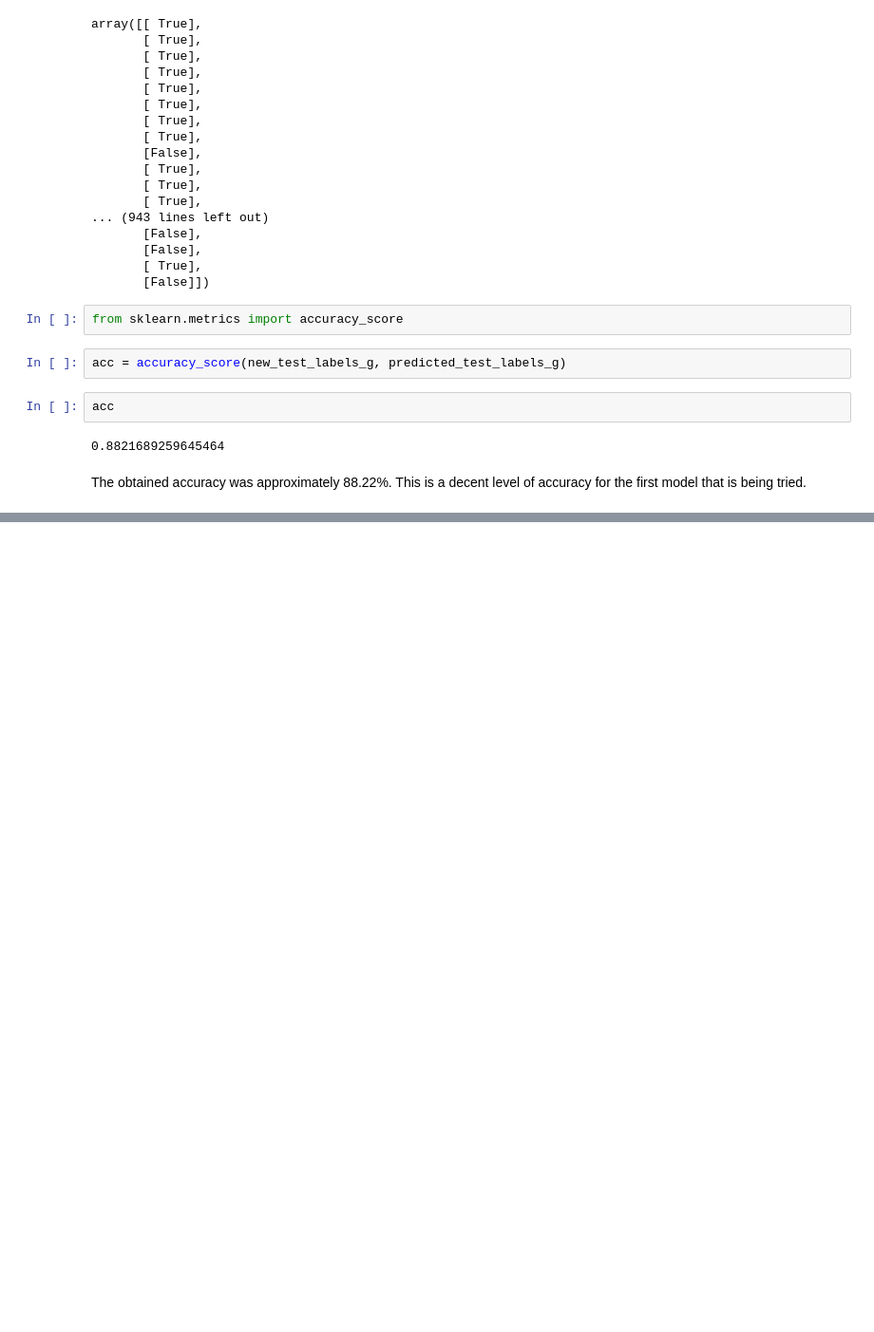
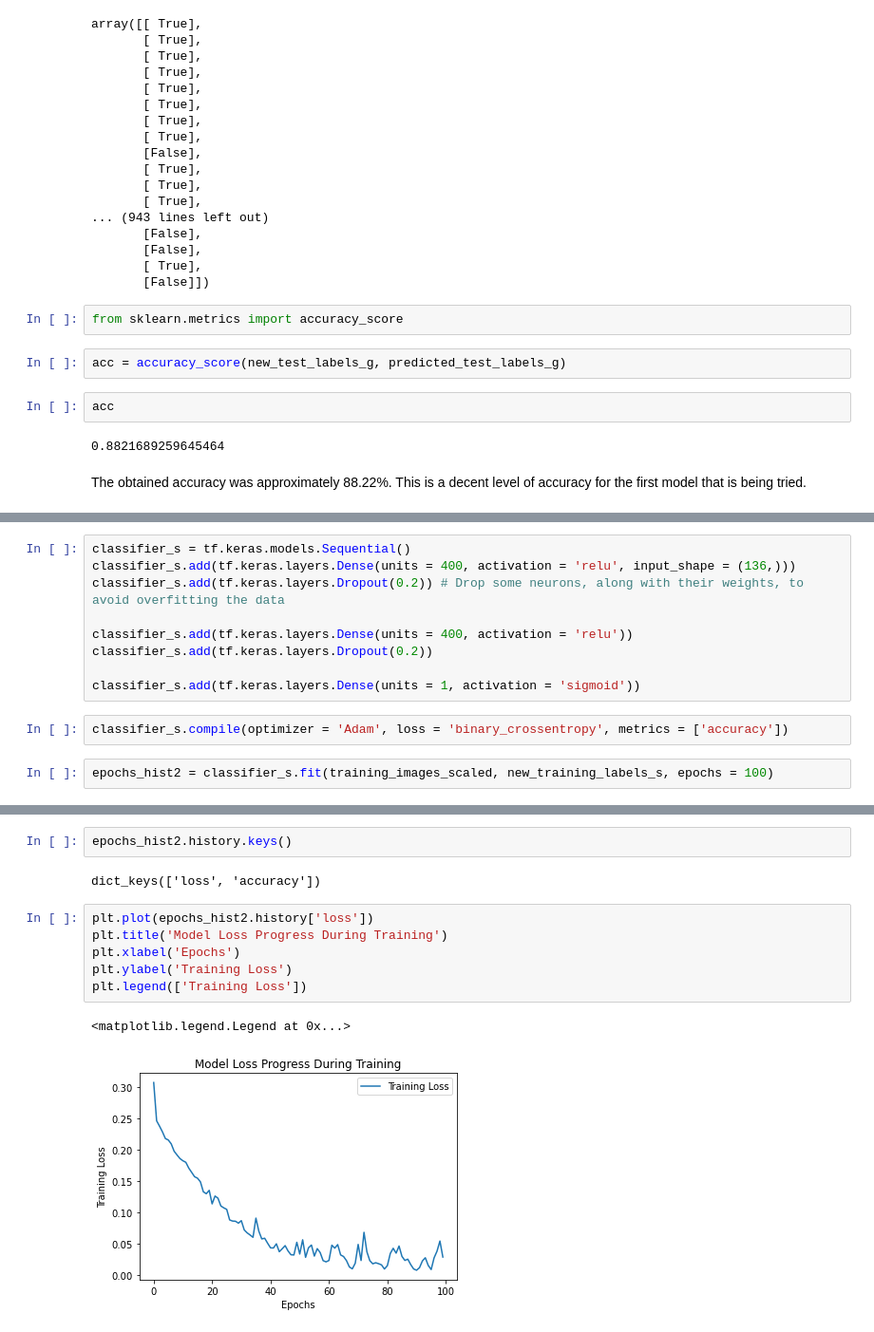
Before and after one commit to PDA44719/AMLS_ELEC0134, a Jupyter notebook: Initial_Data_Exploration.ipynb, the cells around one changed output, grey strips where cells are left out. Shown at 95% size. Saved outputs shown, nothing was run; the diff lists cells and outputs as text; blank space fills up the shorter version.

Commit message:
Trained the same NN using the smiling labels.

```diff
--- a/Initial_Data_Exploration.ipynb
+++ b/Initial_Data_Exploration.ipynb
@@ -417,0 +422,13 @@ The obtained accuracy was approximately 88.22%. This is a decent level of accura
+# %%
+classifier_s = tf.keras.models.Sequential()
+classifier_s.add(tf.keras.layers.Dense(units = 400, activation = 'relu', input_shape = (136,)))
+classifier_s.add(tf.keras.layers.Dropout(0.2)) # Drop some neurons, along with their weights, to avoid overfitting the data
+
+classifier_s.add(tf.keras.layers.Dense(units = 400, activation = 'relu'))
+classifier_s.add(tf.keras.layers.Dropout(0.2))
+
+classifier_s.add(tf.keras.layers.Dense(units = 1, activation = 'sigmoid'))
+# %%
+classifier_s.compile(optimizer = 'Adam', loss = 'binary_crossentropy', metrics = ['accuracy'])
+# %%
+epochs_hist2 = classifier_s.fit(training_images_scaled, new_training_labels_s, epochs = 100)
@@ -417,0 +453,13 @@ The obtained accuracy was approximately 88.22%. This is a decent level of accura
+# %%
+epochs_hist2.history.keys()
+# %% [output]
+dict_keys(['loss', 'accuracy'])
+# %%
+plt.plot(epochs_hist2.history['loss'])
+plt.title('Model Loss Progress During Training')
+plt.xlabel('Epochs')
+plt.ylabel('Training Loss')
+plt.legend(['Training Loss'])
+# %% [output]
+<matplotlib.legend.Legend at 0x...>
+[figure, added]
```
Also changed, not shown: parts of 8 cells of this notebook.
